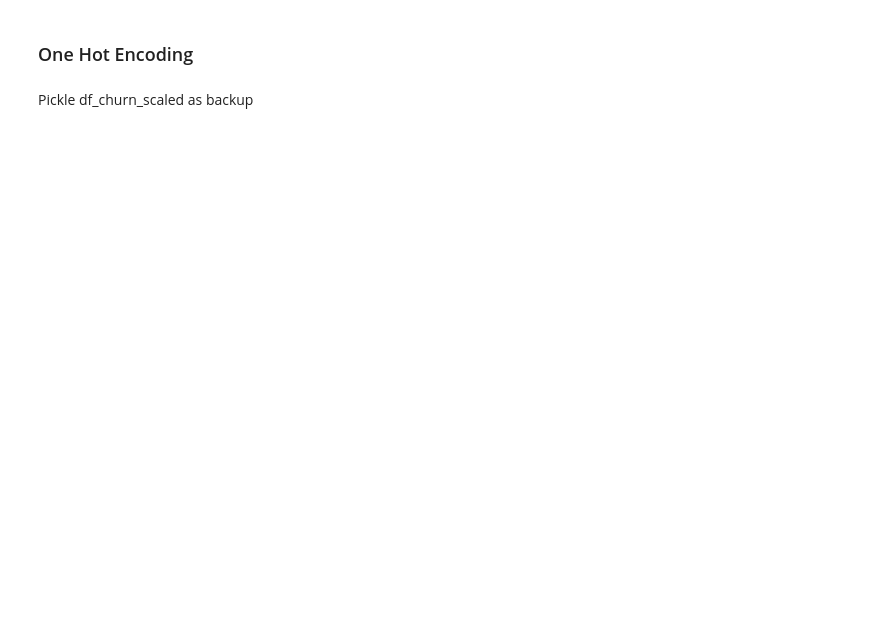
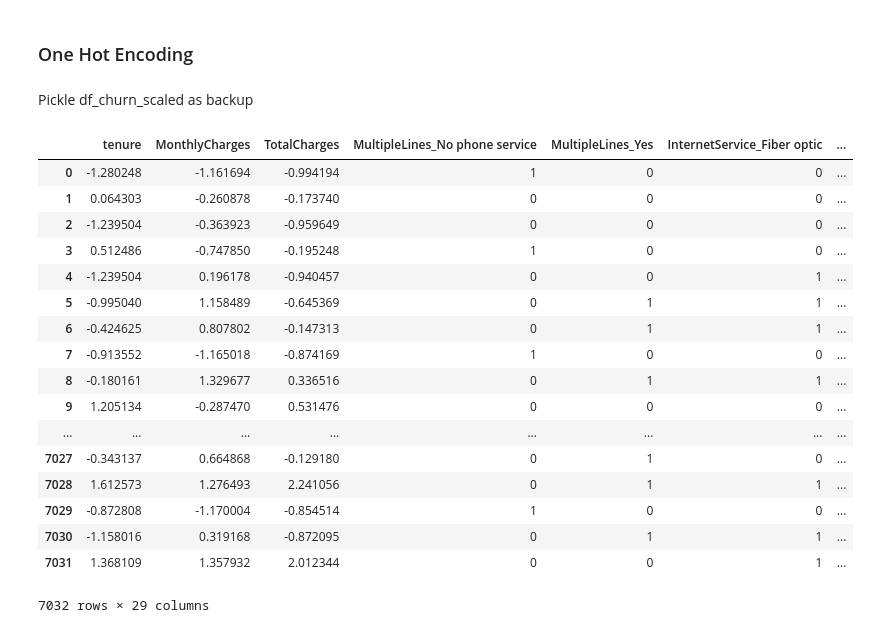
Before and after one commit to robinleoknauth/customer_churn_project, a Jupyter notebook: Customer_Churn_preprocessing_and_DA.ipynb, the cells around one changed output. Cells and saved outputs as stored; diff of their text form; code cells hidden in the pictures; blank space fills up the shorter version.

```diff
--- a/Customer_Churn_preprocessing_and_DA.ipynb
+++ b/Customer_Churn_preprocessing_and_DA.ipynb
@@ -148,5 +171,27 @@ df_churn_scaled;
 ### One Hot Encoding
 # %%
 df_churn_scaled = pd.get_dummies(data = df_churn_scaled,columns = multi_cols, drop_first = True )
+df_churn_scaled = pd.get_dummies(data = df_churn_scaled,columns = bin_cols, drop_first = True )
 # %% [markdown]
 Pickle df_churn_scaled as backup
+# %%
+df_churn_scaled
+# %% [output]
+|  | tenure | MonthlyCharges | TotalCharges | MultipleLines_No phone service | MultipleLines_Yes | InternetService_Fiber optic | ... |
+| 0 | -1.280248 | -1.161694 | -0.994194 | 1 | 0 | 0 | ... |
+| 1 | 0.064303 | -0.260878 | -0.173740 | 0 | 0 | 0 | ... |
+| 2 | -1.239504 | -0.363923 | -0.959649 | 0 | 0 | 0 | ... |
+| 3 | 0.512486 | -0.747850 | -0.195248 | 1 | 0 | 0 | ... |
+| 4 | -1.239504 | 0.196178 | -0.940457 | 0 | 0 | 1 | ... |
+| 5 | -0.995040 | 1.158489 | -0.645369 | 0 | 1 | 1 | ... |
+| 6 | -0.424625 | 0.807802 | -0.147313 | 0 | 1 | 1 | ... |
+| 7 | -0.913552 | -1.165018 | -0.874169 | 1 | 0 | 0 | ... |
+| 8 | -0.180161 | 1.329677 | 0.336516 | 0 | 1 | 1 | ... |
+| 9 | 1.205134 | -0.287470 | 0.531476 | 0 | 0 | 0 | ... |
+| ... | ... | ... | ... | ... | ... | ... | ... |
+| 7027 | -0.343137 | 0.664868 | -0.129180 | 0 | 1 | 0 | ... |
+| 7028 | 1.612573 | 1.276493 | 2.241056 | 0 | 1 | 1 | ... |
+| 7029 | -0.872808 | -1.170004 | -0.854514 | 1 | 0 | 0 | ... |
+| 7030 | -1.158016 | 0.319168 | -0.872095 | 0 | 1 | 1 | ... |
+| 7031 | 1.368109 | 1.357932 | 2.012344 | 0 | 0 | 1 | ... |
+7032 rows × 29 columns
```
Also changed, not shown: parts of 4 cells of this notebook, 2 other files.
